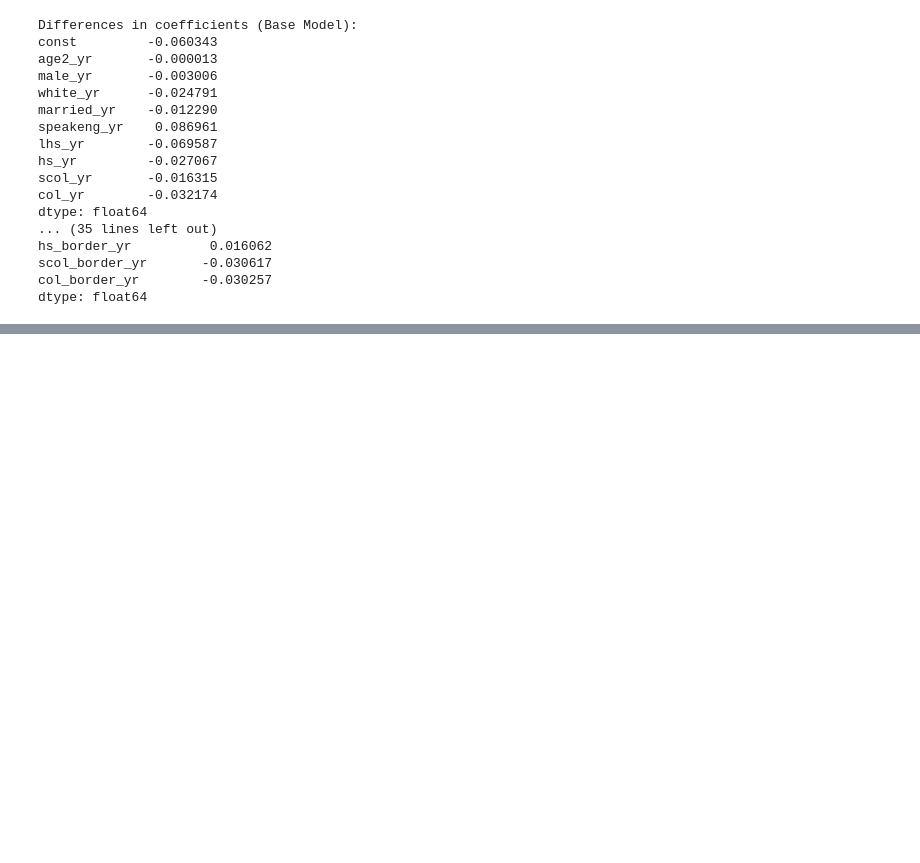
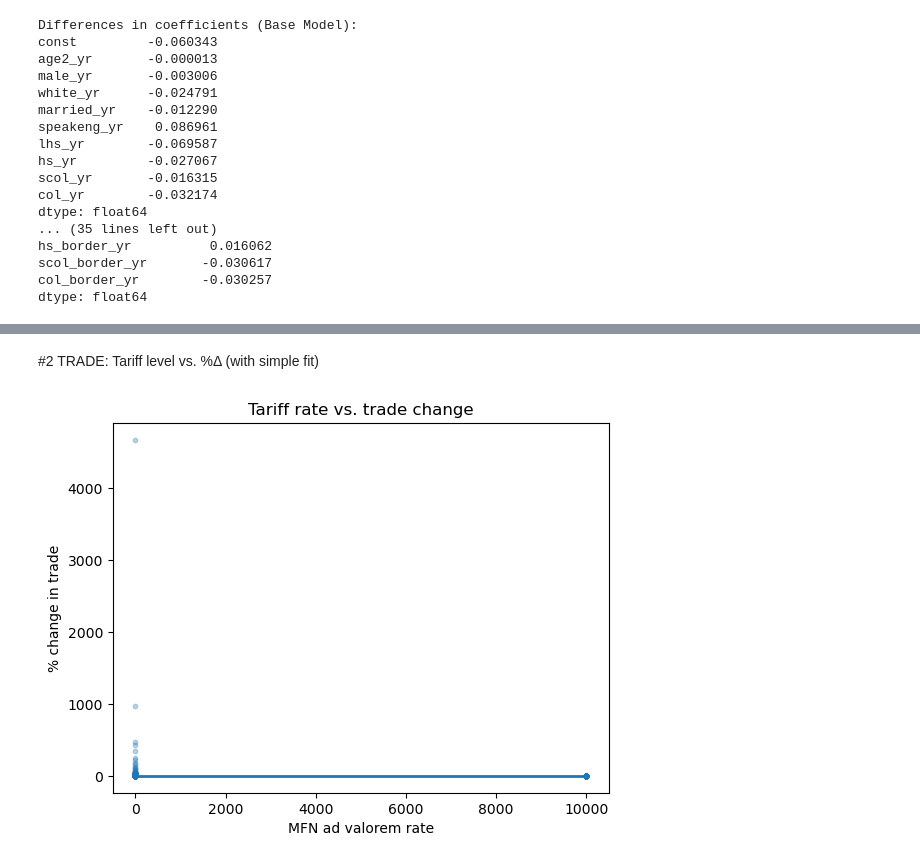
Before and after one commit to duongnguyen-t/Impact-of-USMCA-on-the-US-Labor-Market, a Jupyter notebook: paper.ipynb, the cells around one changed output, grey strips where cells are left out. Cells and saved outputs as stored; diff of their text form; code cells hidden in the pictures; blank space fills up the shorter version.

```diff
--- a/paper.ipynb
+++ b/paper.ipynb
@@ -1222,0 +1242,24 @@ dtype: float64
+# %% [markdown]
+#2 TRADE: Tariff level vs. %Δ (with simple fit)
+# %%
+x = mxtariff['mfn_ad_val_rate'].replace([np.inf, -np.inf], np.nan)
+y = mxtariff['% change'].replace([np.inf, -np.inf], np.nan)
+mask = x.notna() & y.notna()
+xv, yv = x[mask].values, y[mask].values
+
+plt.figure()
+plt.scatter(xv, yv, s=10, alpha=0.3)
+plt.xlabel('MFN ad valorem rate')
+plt.ylabel('% change in trade')
+plt.title('Tariff rate vs. trade change')
+
+# simple linear fit (robust to a few outliers by trimming)
+q = np.quantile(np.abs(yv), 0.98)
+keep = np.abs(yv) <= q
+coef = np.polyfit(xv[keep], yv[keep], 1)
+xx = np.linspace(xv[keep].min(), xv[keep].max(), 200)
+yy = coef[0]*xx + coef[1]
+plt.plot(xx, yy, linewidth=2)
+plt.show()
+# %% [output]
+[figure, added]
```
Also changed, not shown: parts of 33 cells of this notebook.
